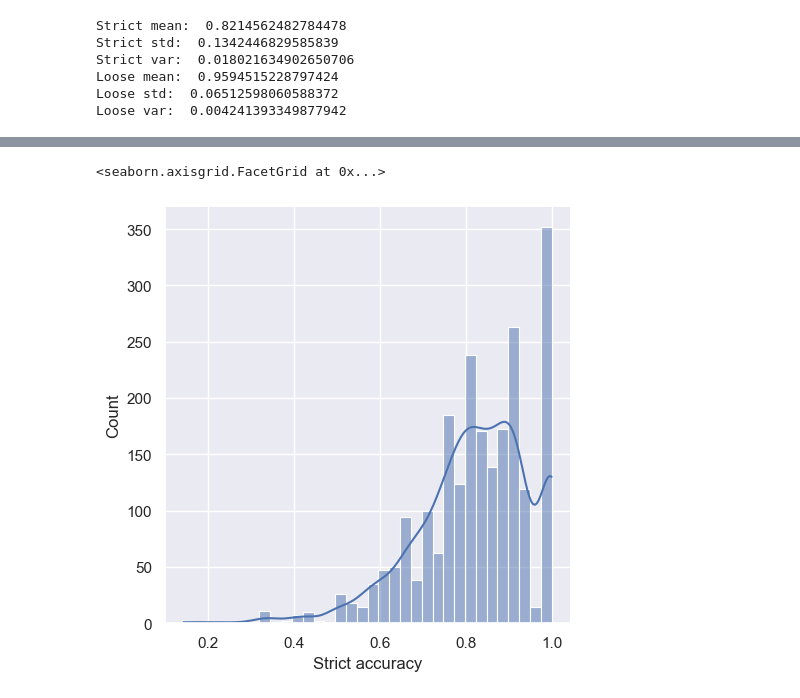
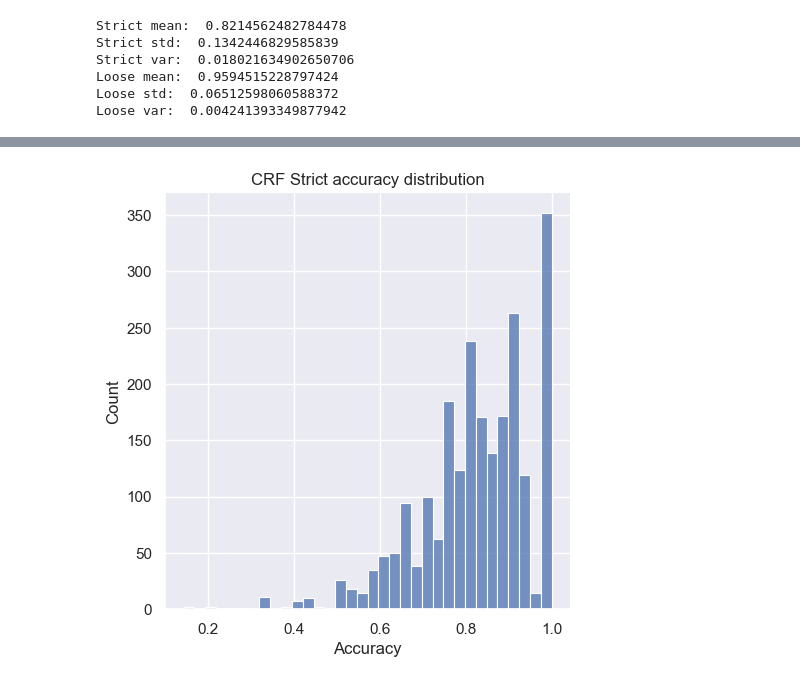
Before and after one commit to Copy-Kat/BPAI1, a Jupyter notebook: crf-experiment.ipynb, the cells around one changed output, grey strips where cells are left out. Drawn from its saved outputs; the diff is of its cells as text; code cells hidden in the pictures.

```diff
--- a/crf-experiment.ipynb
+++ b/crf-experiment.ipynb
@@ -645,6 +637,7 @@ def word2featuresBase(sent, i):
         'word.lower()': word.lower(), # lower case variant of the token
         'word.inDict()' : find(word, keys),
         'word.isdigit()': word.isdigit(),
+        'word.isUnit' : isUnit(word),
         'postag': postag,
     }
     if i > 0:
@@ -654,7 +647,8 @@ def word2featuresBase(sent, i):
         features.update({
             '-1:word.lower()': word1.lower(),
             '-1:word.isdigit()': word.isdigit(),
-            '-1:word.inDict()' : find(word, keys),
+            '-1:word.inDict()' : find(word1, keys),
+            '-1:word.isUnit' : isUnit(word1),
             '-1:postag': postag1,
         })
     else:
@@ -667,6 +661,7 @@ def word2featuresBase(sent, i):
             '-2:word.lower()': word2.lower(),
             '-2:word.isdigit()': word2.isdigit(),
             '-2:word.inDict()' : find(word2, keys),
+            '-2:word.isUnit' : isUnit(word2),
             '-2:postag': postag2,
         })
 
@@ -678,6 +673,7 @@ def word2featuresBase(sent, i):
             '+2:word.lower()': word3.lower(),
             '+2:word.isdigit()': word3.isdigit(),
             '+2:word.inDict()' : find(word3, keys),
+            '+2:word.isUnit' : isUnit(word3),
             '+2:postag': postag3,
         })
     else:
@@ -691,6 +687,7 @@ def word2featuresBase(sent, i):
             '+1:word.lower()': word4.lower(),
             '+1:word.isdigit()': word4.isdigit(),
             '+1:word.inDict()' : find(word4, keys),
+            '+1:word.isUnit' : isUnit(word4),
             '+1:postag': postag4,
         })
     else:
@@ -710,5 +707,5 @@ for row in df_INQ_agged.itertuples():
         doc = nlp(sent)
         tokens = [Token(token.text, token.tag_) for token in doc]
         temp.append(tokens)
-    sents.append()
+    sents.append(temp)
     break
@@ -746,6 +739,9 @@ df_INQ_agged
 | 2297 | 1998044400 | [4.0 bay leaves- broken, 850.486 ... |
 | 2298 | 1999954299 | [180.0 grams flour, 187.5 grams f... |
 2299 rows × 2 columns
+# %%
+import pickle
+crf = pickle.load(open('good.pkl', 'rb'))
 # %%
 from tqdm import tqdm
 
@@ -936,5 +929,6 @@ sns.displot(data=df_res, x="Strict accuracy", kind="kde")
-# %%
-sns.displot(data=df_res, x="Strict accuracy", kde=True)
-# %% [output]
-<seaborn.axisgrid.FacetGrid at 0x...>
-[figure, removed]
+# %%
+plot = sns.displot(data=df_res, x="Strict accuracy")
+plot.set(xlabel ="Accuracy", ylabel = "Count", title ='CRF Strict accuracy distribution')
+plt.show()
+# %% [output]
+[figure, added]
```
Also changed, not shown: parts of 10 cells of this notebook, 1 other file.
